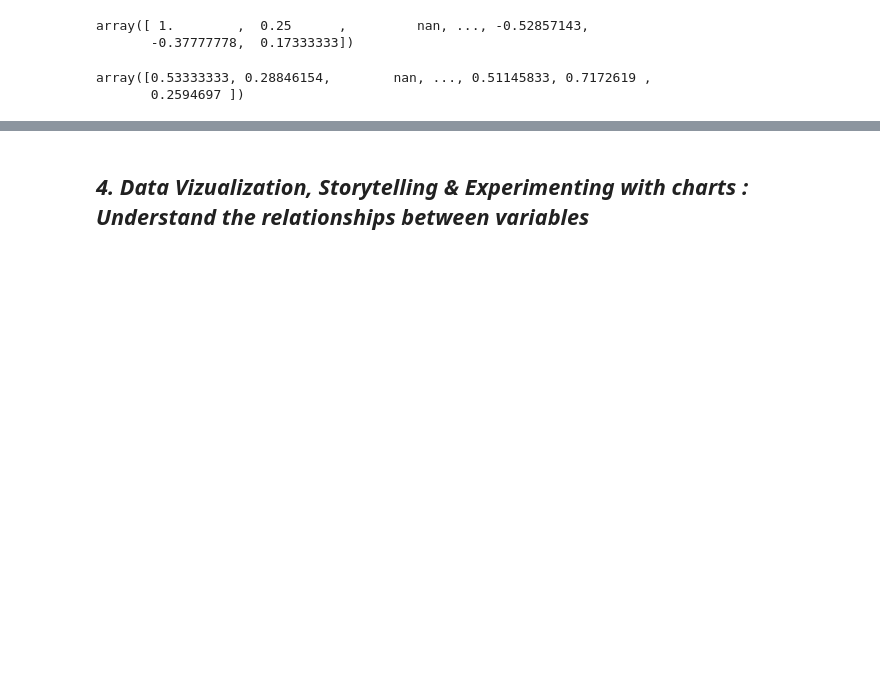
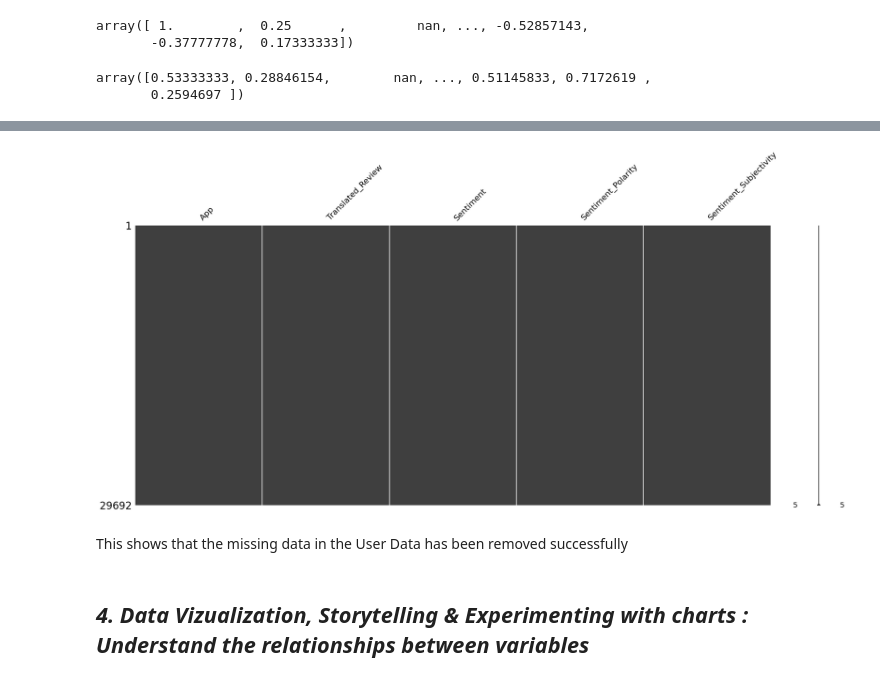
Before and after one commit to atulchune/EDA-Playstore-review-app-analysis, a Jupyter notebook: Capstone_EDA_Play_store_review_app_analysis.ipynb, the cells around one changed output, grey strips where cells are left out. Drawn from its saved outputs; the diff is of its cells as text; code cells hidden in the pictures; blank space fills up the shorter version.

```diff
--- a/Capstone_EDA_Play_store_review_app_analysis.ipynb
+++ b/Capstone_EDA_Play_store_review_app_analysis.ipynb
@@ -412,0 +430,4 @@ Answer Here.
+# %%
+# Making copy of datasets
+df1=playstore_data_df.copy()
+df2=user_rewiews_df.copy()
@@ -412,0 +827,3 @@ Answer Here.
+# %%
+#Removing duplicates
+df2 = df2.drop_duplicates().reset_index(drop=True)
@@ -413,3 +876,10 @@ Answer Here.
+# %%
+msno.matrix(df2)
+plt.show()
+# %% [output]
+[figure, added]
+# %% [markdown]
+This shows that the missing data in the User Data has been removed successfully
 # %% [markdown]
 ## ***4. Data Vizualization, Storytelling & Experimenting with charts : Understand the relationships between variables***
 # %% [markdown]
```
Also changed, not shown: parts of 69 cells of this notebook.
